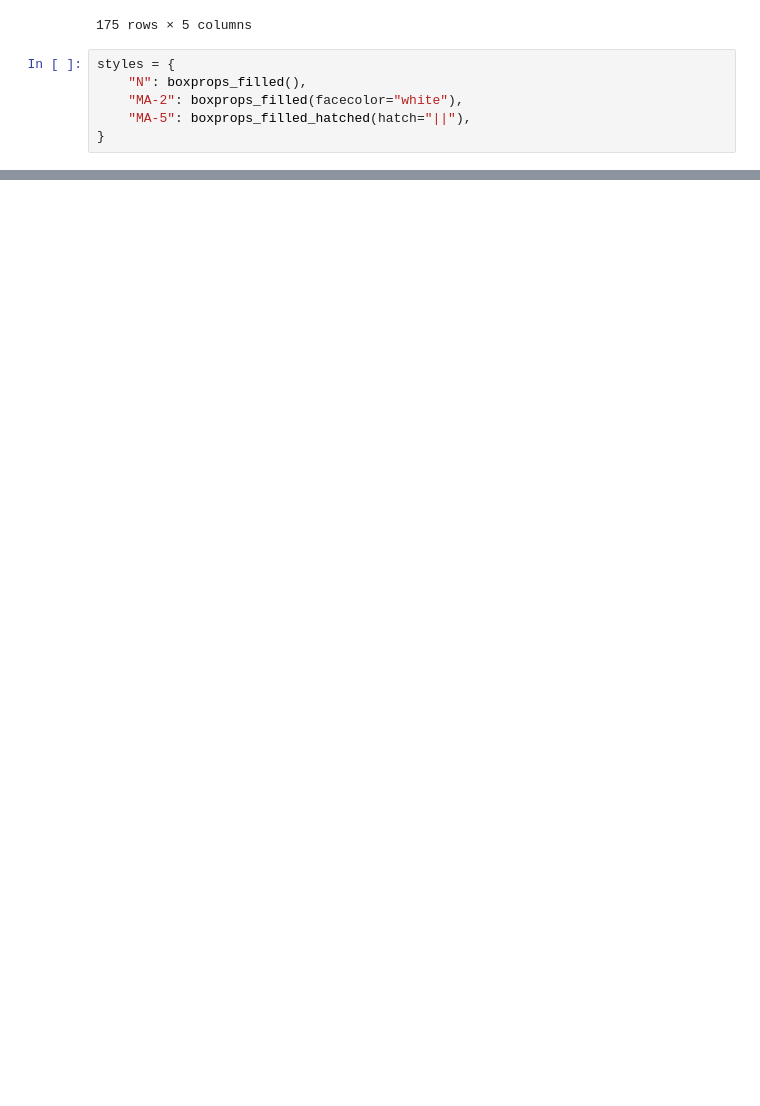
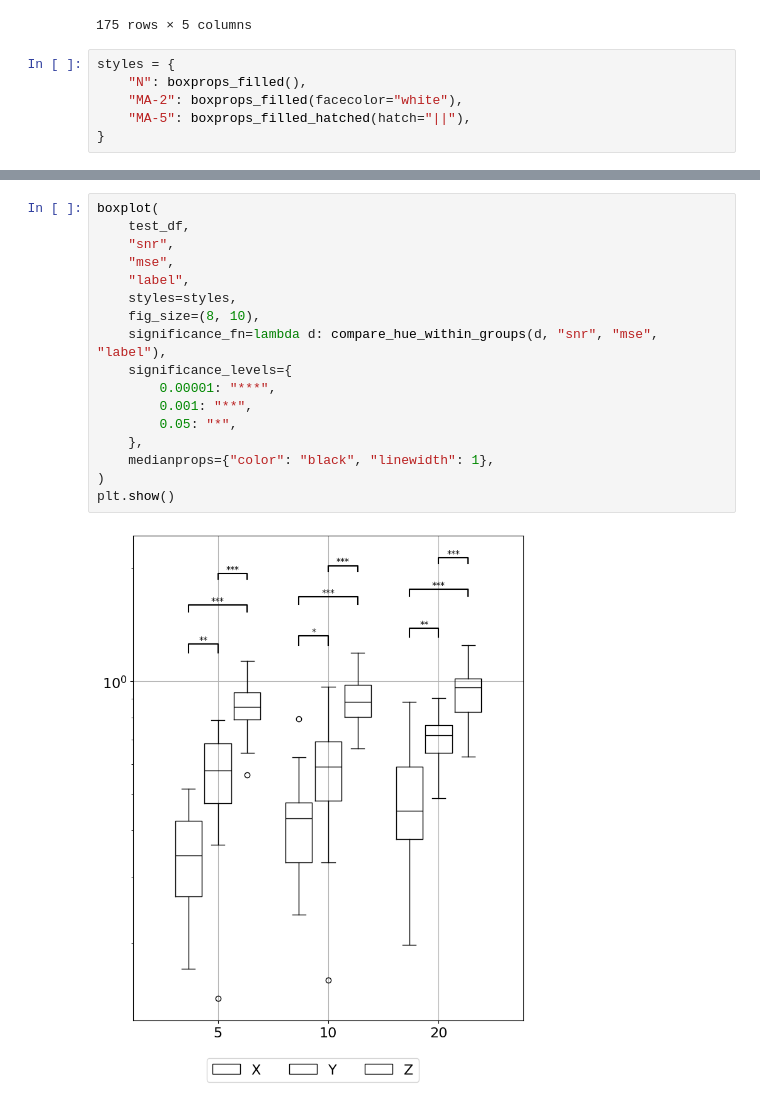
Before and after one commit to Digiratory/visualization-toolkit, a Jupyter notebook: examples/boxplolts.ipynb, the cells around one changed output, grey strips where cells are left out. Cells and saved outputs as stored; diff of their text form; blank space fills up the shorter version.

```diff
--- a/examples/boxplolts.ipynb
+++ b/examples/boxplolts.ipynb
@@ -131,0 +213,19 @@ plt.show()
+# %%
+boxplot(
+    test_df,
+    "snr",
+    "mse",
+    "label",
+    styles=styles,
+    fig_size=(8, 10),
+    significance_fn=lambda d: compare_hue_within_groups(d, "snr", "mse", "label"),
+    significance_levels={
+        0.00001: "***",
+        0.001: "**",
+        0.05: "*",
+    },
+    medianprops={"color": "black", "linewidth": 1},
+)
+plt.show()
+# %% [output]
+[figure, added]
```
Also changed, not shown: parts of 13 cells of this notebook, 4 other files.
